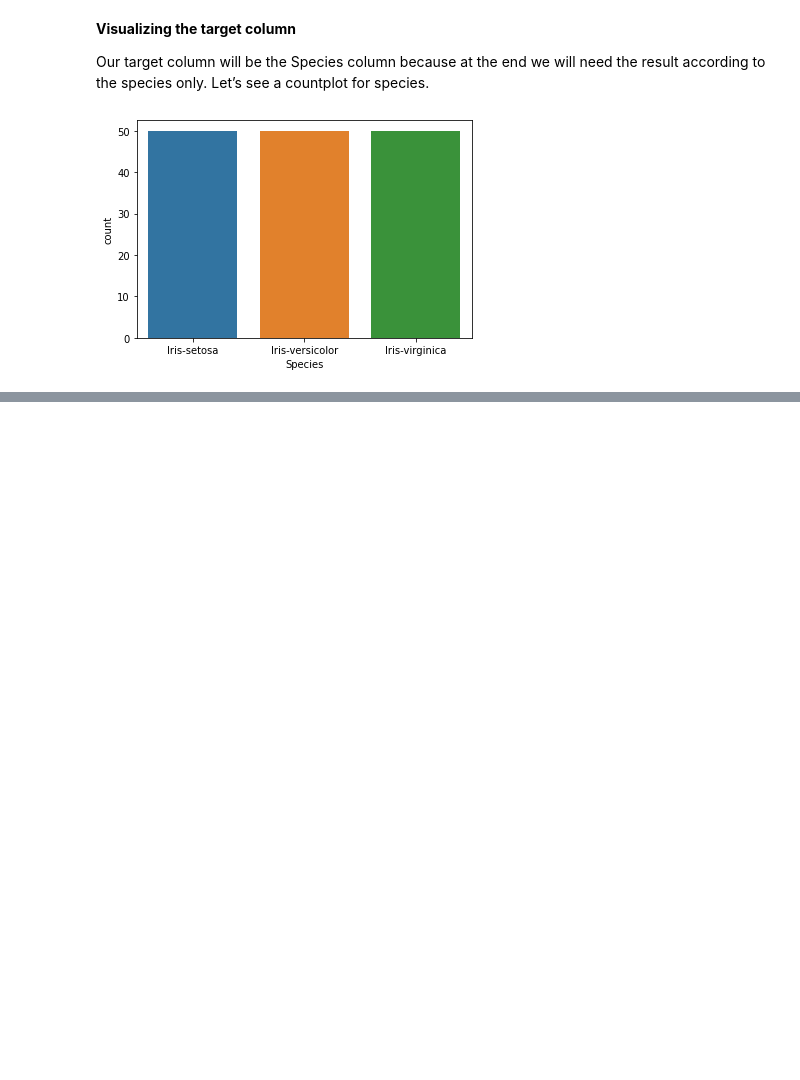
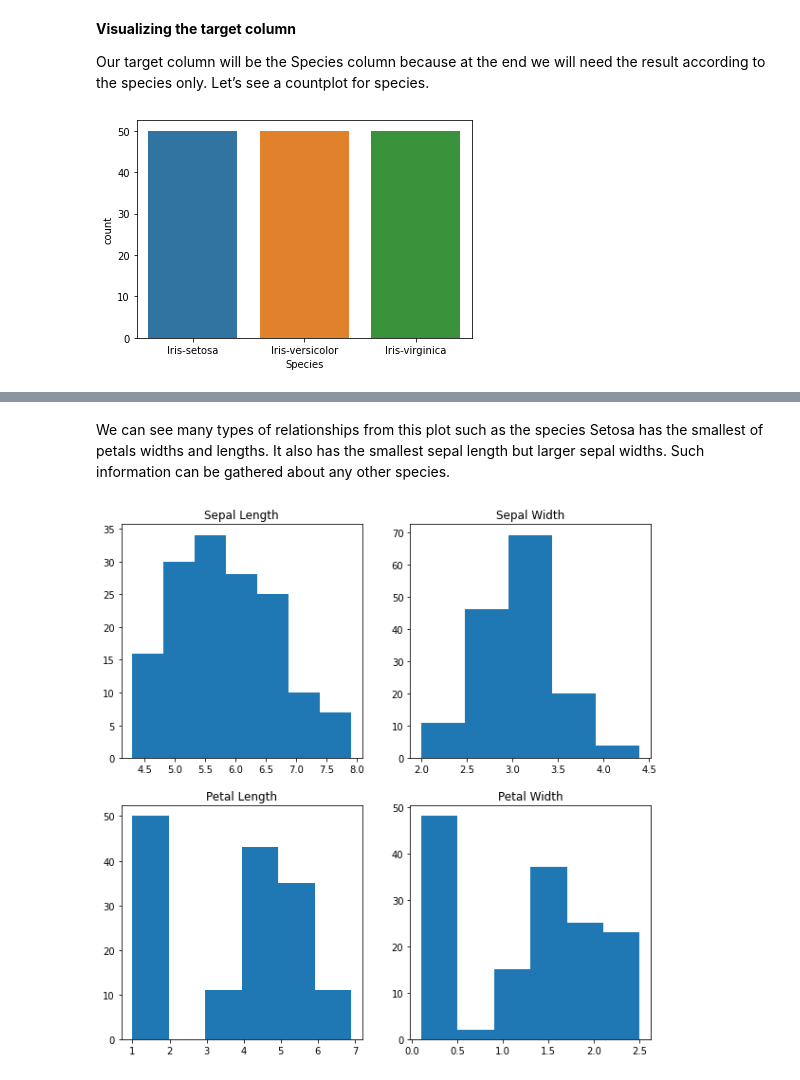
Before and after one commit to Pgupta1996/Spark_FOundation_Task_2, a Jupyter notebook: Spark_foundation_Task_2.ipynb, the cells around one changed output, grey strips where cells are left out. Drawn from its saved outputs; the diff is of its cells as text; code cells hidden in the pictures; blank space fills up the shorter version.

```diff
--- a/Spark_foundation_Task_2.ipynb
+++ b/Spark_foundation_Task_2.ipynb
@@ -116,0 +160,18 @@ plt.show()
+# %% [markdown]
+We can see many types of relationships from this plot such as the species Setosa has the smallest of petals widths and lengths. It also has the smallest sepal length but larger sepal widths. Such information can be gathered about any other species.
+# %%
+fig, axes = plt.subplots(2, 2, figsize=(10,10))
+
+axes[0,0].set_title("Sepal Length")
+axes[0,0].hist(dataset['SepalLengthCm'], bins=7)
+
+axes[0,1].set_title("Sepal Width")
+axes[0,1].hist(dataset['SepalWidthCm'], bins=5);
+
+axes[1,0].set_title("Petal Length")
+axes[1,0].hist(dataset['PetalLengthCm'], bins=6);
+
+axes[1,1].set_title("Petal Width")
+axes[1,1].hist(dataset['PetalWidthCm'], bins=6);
+# %% [output]
+[figure, added]
```
Also changed, not shown: parts of 9 cells of this notebook.
